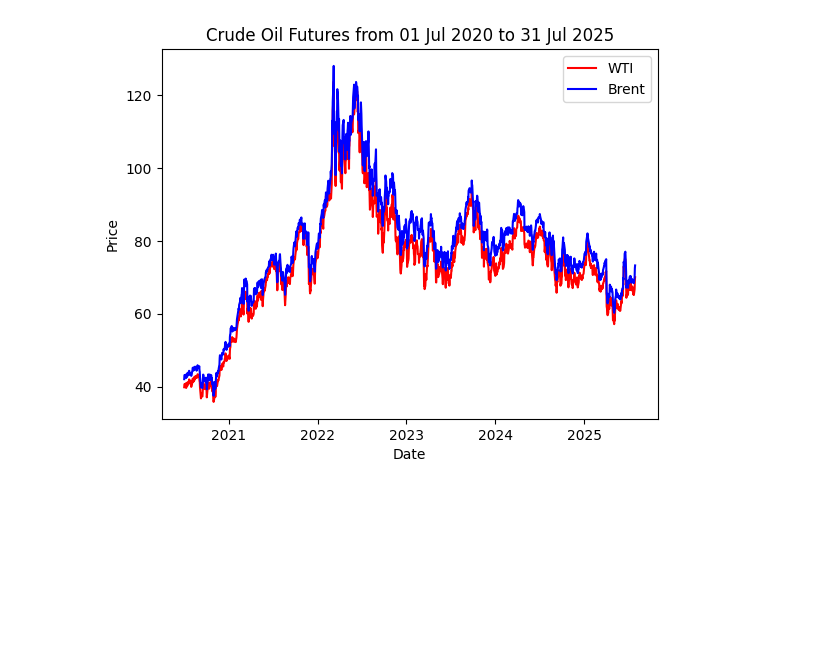
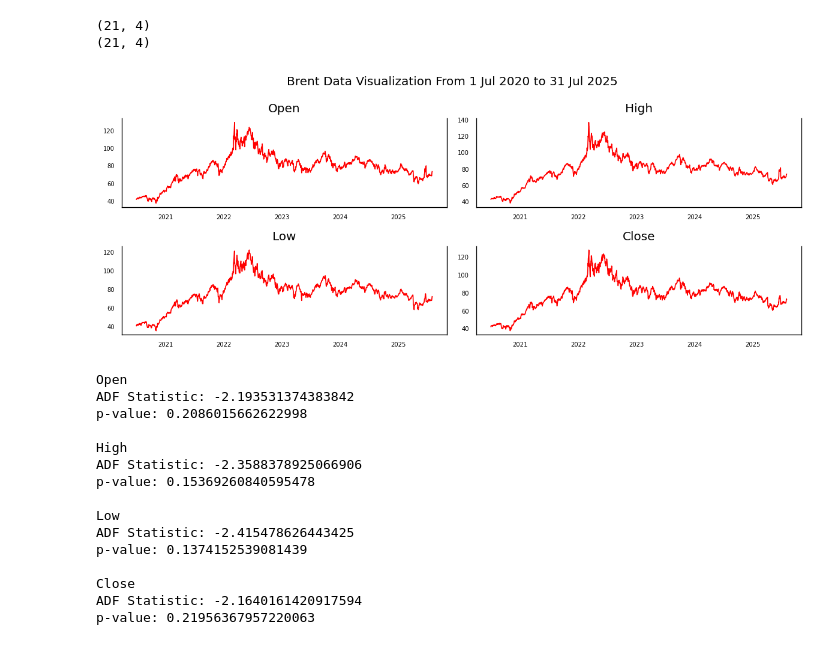
Before and after one commit to kaisengg/ember, a Jupyter notebook: oil_time_series.ipynb, the cells around one changed output. Drawn from its saved outputs; the diff is of its cells as text; code cells hidden in the pictures; blank space fills up the shorter version.

```diff
--- a/oil_time_series.ipynb
+++ b/oil_time_series.ipynb
@@ -35,12 +63,68 @@ Series([], Name: Close, dtype: float64)
+# %%
+# Validation period
+valid_start = datetime.datetime(2025, 7, 31)
+valid_end = datetime.datetime(2025, 9, 1)
+
+# Validation data
+brent_valid_data = brent.history(start = valid_start, end = valid_end)
+wti_valid_data = wti.history(start = valid_start, end = valid_end)
+
+brent_valid_log_returns = np.log(brent_valid_data["Close"][1:] - brent_valid_data["Close"][:-1].values)
+wti_valid_log_returns = np.log(wti_valid_data["Close"][1:] - wti_valid_data["Close"][:-1].values)
+
+components = ["Open", "High", "Low", "Close"]
+brent_valid_log_returns = pd.DataFrame()
+wti_valid_log_returns = pd.DataFrame()
+for comp in components:
+    log_return = np.log(brent_valid_data[comp][1:] / brent_valid_data[comp][:-1].values)
+    brent_valid_log_returns[comp] = log_return
+    wti_log_return = np.log(wti_valid_data[comp][1:] / wti_valid_data[comp][:-1].values)
+    wti_valid_log_returns[comp] = wti_log_return
+
+print(brent_valid_log_returns.shape)
+print(wti_valid_log_returns.shape)
+# %% [output]
+(21, 4)
+(21, 4)
 # %%
 # Plotting Stock Price
-plt.plot(wti_close, color = "red", label = "WTI")
-plt.plot(brent_close, color = "blue", label = "Brent")
-plt.legend()
-plt.xlabel("Date")
-plt.ylabel("Price")
-plt.title("Crude Oil Futures from 01 Jul 2020 to 31 Jul 2025")
-plt.show()
+fig, axes = plt.subplots(nrows = 2, ncols = 2, dpi = 120, figsize = (10, 4))
+fig.suptitle("Brent Data Visualization From 1 Jul 2020 to 31 Jul 2025")
+for i, ax in enumerate(axes.flatten()):
+    data = brent_data[brent_data.columns[i]]
+    ax.plot(data, color = "red", linewidth = 1)
+    ax.set_title(brent_data.columns[i])
+    ax.xaxis.set_ticks_position('none')
+    ax.yaxis.set_ticks_position('none')
+    ax.spines["top"].set_alpha(0)
+    ax.tick_params(labelsize = 6)
+plt.tight_layout()
+
 # From the plot, we can see that there's some correlation between WTI and Brent
 # %% [output]
-[figure, old version]
+[figure, new version]
+# %%
+# Check for stationarity in each component
+
+components = ["Open", "High", "Low", "Close"]
+for comp in components:
+    adf_result = adfuller(brent_data[comp])
+    print(comp)
+    print(f"ADF Statistic: {adf_result[0]}")
+    print(f"p-value: {adf_result[1]}\n")
+# %% [output]
+Open
+ADF Statistic: -2.193531374383842
+p-value: 0.2086015662622998
+
+High
+ADF Statistic: -2.3588378925066906
+p-value: 0.15369260840595478
+
+Low
+ADF Statistic: -2.415478626443425
+p-value: 0.1374152539081439
+
+Close
+ADF Statistic: -2.1640161420917594
+p-value: 0.21956367957220063
```
Also changed, not shown: parts of 17 cells of this notebook.
